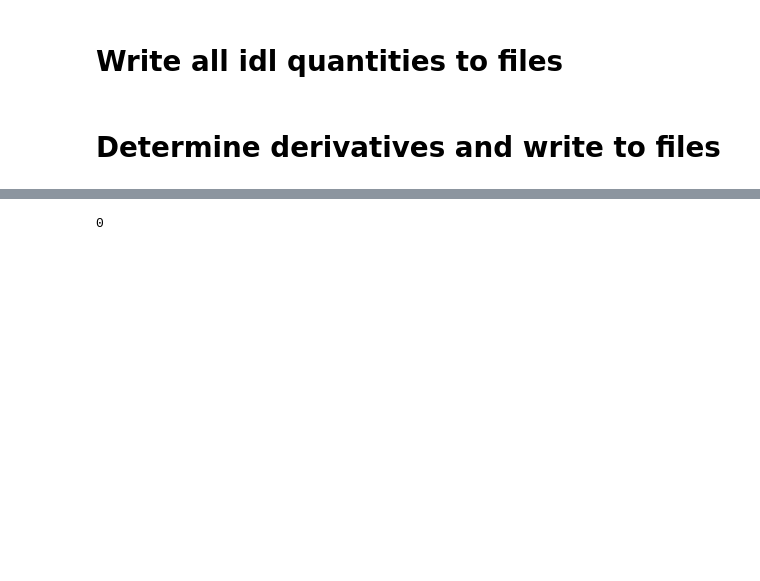
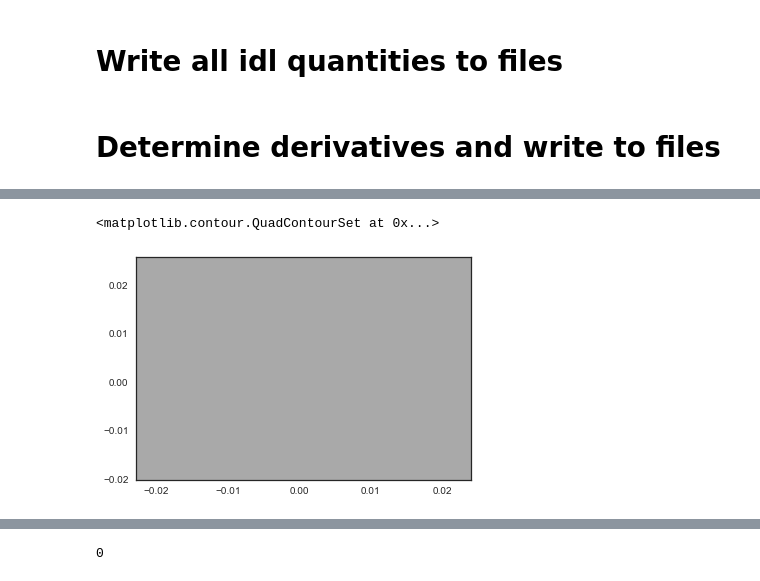
Before and after one commit to jensv/relative_canonical_helicity, a Jupyter notebook: write_delaunay_mesh_to_vtk.ipynb, the cells around one changed output, grey strips where cells are left out. Cells and saved outputs as stored; diff of their text form; code cells hidden in the pictures; blank space fills up the shorter version.

```diff
--- a/write_delaunay_mesh_to_vtk.ipynb
+++ b/write_delaunay_mesh_to_vtk.ipynb
@@ -267,0 +737,6 @@ mesh = np.meshgrid(np.linspace(x_min, x_max, np.ceil((x_max-x_min)/spatial_incre
+# %%
+plt.contourf(mesh[0][:,:,0], mesh[1][:,:,0],
+             np.isnan(b_field[1][0][:,:,0]))
+# %% [output]
+<matplotlib.contour.QuadContourSet at 0x...>
+[figure, added]
```
Also changed, not shown: parts of 57 cells of this notebook.
